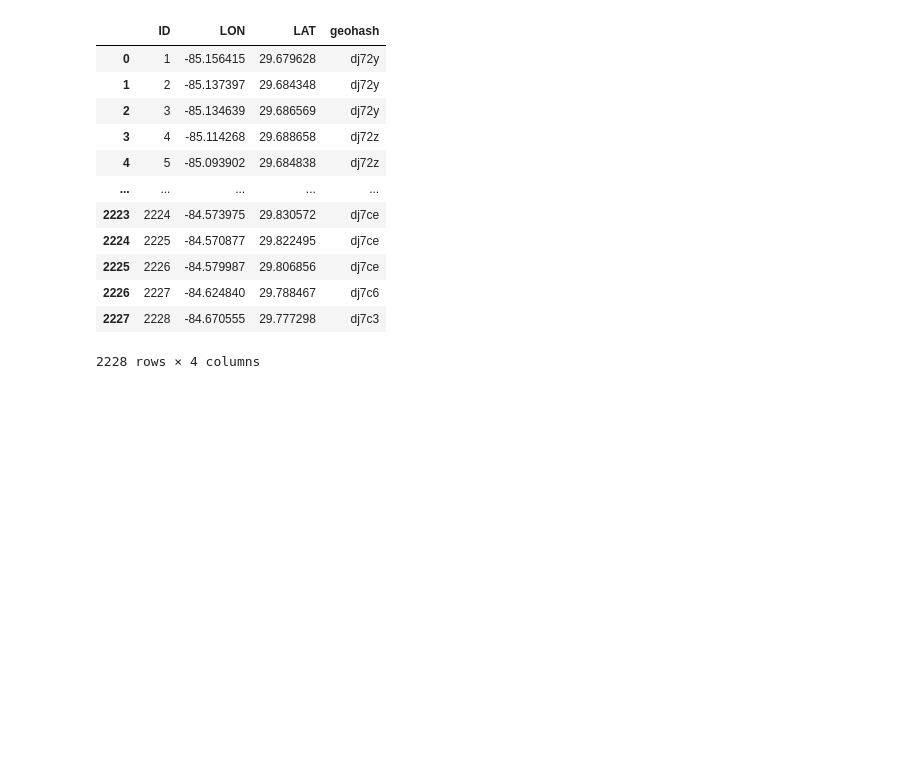
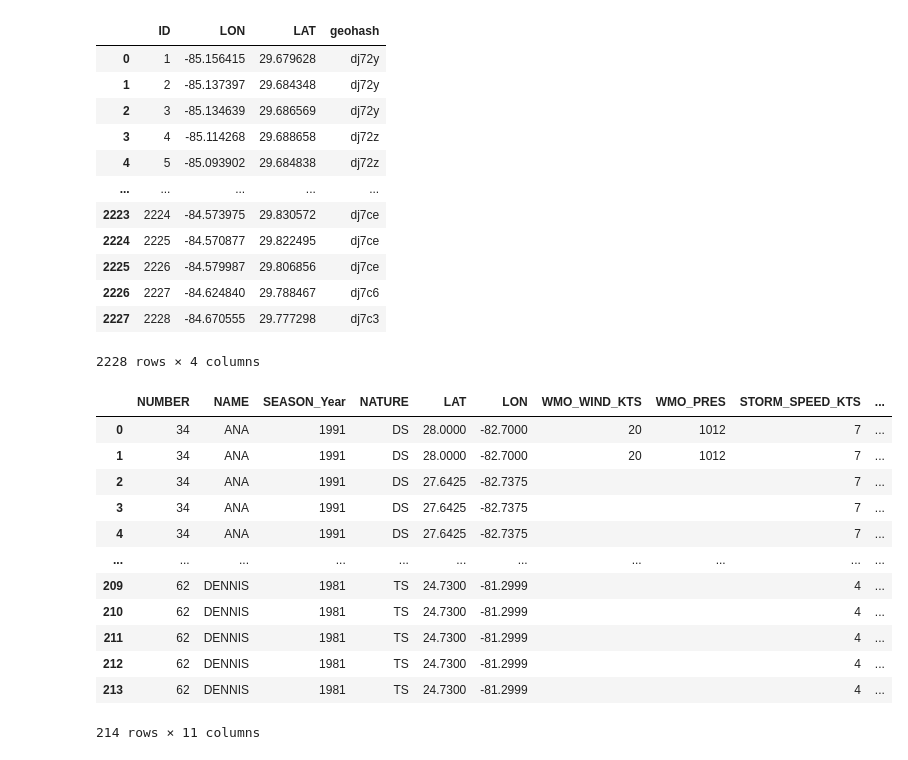
Before and after one commit to daniduce/Final-Project, a Jupyter notebook: Final_Project_Data_Analysis.ipynb, the cells around one changed output. Cells and saved outputs as stored; diff of their text form; code cells hidden in the pictures; blank space fills up the shorter version.

```diff
--- a/Final_Project_Data_Analysis.ipynb
+++ b/Final_Project_Data_Analysis.ipynb
@@ -17,3 +20,12 @@ from polygeohasher import polygeohasher
+# %%
+
+
+db_string = f"postgres://postgres:{db_password}@127.0.0.1:5432/final_project"
+
+engine = create_engine(db_string)
+
+conn = engine.connect()
+import time
 # %%
 df = pd.read_csv(Path('./Resources/ibtracs.since1980.list.v04r00.csv'))
 df = df.fillna("NA")
@@ -250,0 +259,17 @@ df_FL
+# %%
+df_fl_storms = pd.read_sql_table("fl_storms", engine)
+df_fl_storms
+# %% [output]
+|  | NUMBER | NAME | SEASON_Year | NATURE | LAT | LON | WMO_WIND_KTS | WMO_PRES | STORM_SPEED_KTS | ... |
+| 0 | 34 | ANA | 1991 | DS | 28.0000 | -82.7000 | 20 | 1012 | 7 | ... |
+| 1 | 34 | ANA | 1991 | DS | 28.0000 | -82.7000 | 20 | 1012 | 7 | ... |
+| 2 | 34 | ANA | 1991 | DS | 27.6425 | -82.7375 |  |  | 7 | ... |
+| 3 | 34 | ANA | 1991 | DS | 27.6425 | -82.7375 |  |  | 7 | ... |
+| 4 | 34 | ANA | 1991 | DS | 27.6425 | -82.7375 |  |  | 7 | ... |
+| ... | ... | ... | ... | ... | ... | ... | ... | ... | ... | ... |
+| 209 | 62 | DENNIS | 1981 | TS | 24.7300 | -81.2999 |  |  | 4 | ... |
+| 210 | 62 | DENNIS | 1981 | TS | 24.7300 | -81.2999 |  |  | 4 | ... |
+| 211 | 62 | DENNIS | 1981 | TS | 24.7300 | -81.2999 |  |  | 4 | ... |
+| 212 | 62 | DENNIS | 1981 | TS | 24.7300 | -81.2999 |  |  | 4 | ... |
+| 213 | 62 | DENNIS | 1981 | TS | 24.7300 | -81.2999 |  |  | 4 | ... |
+214 rows × 11 columns
```
Also changed, not shown: parts of 14 cells of this notebook, 26 other files.
